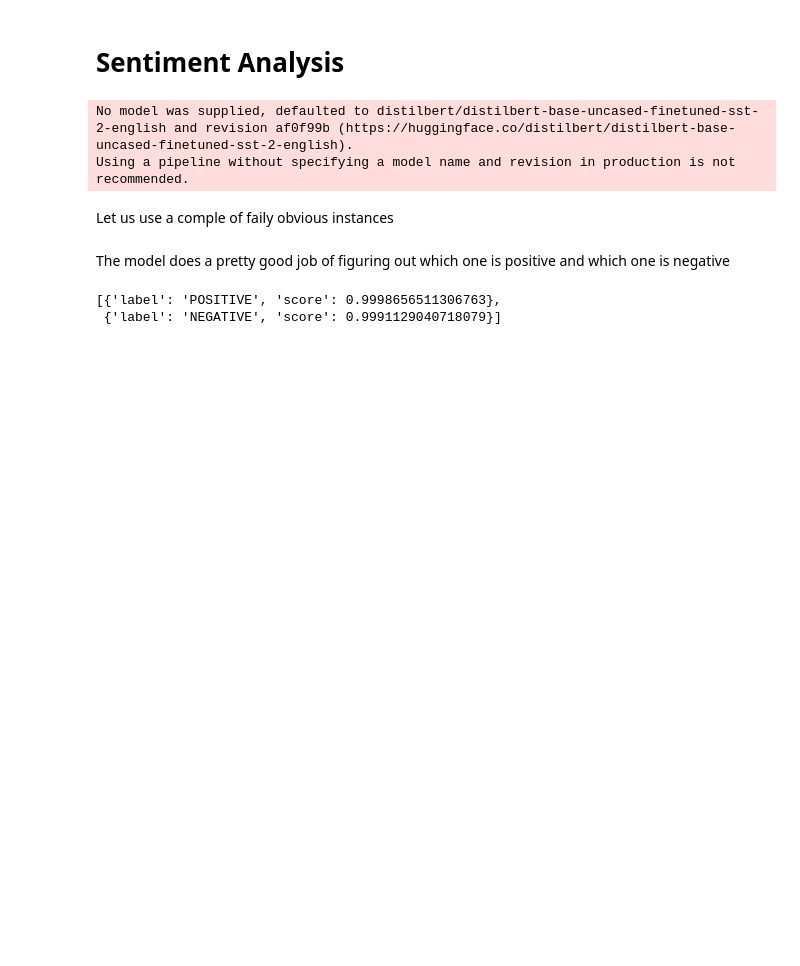
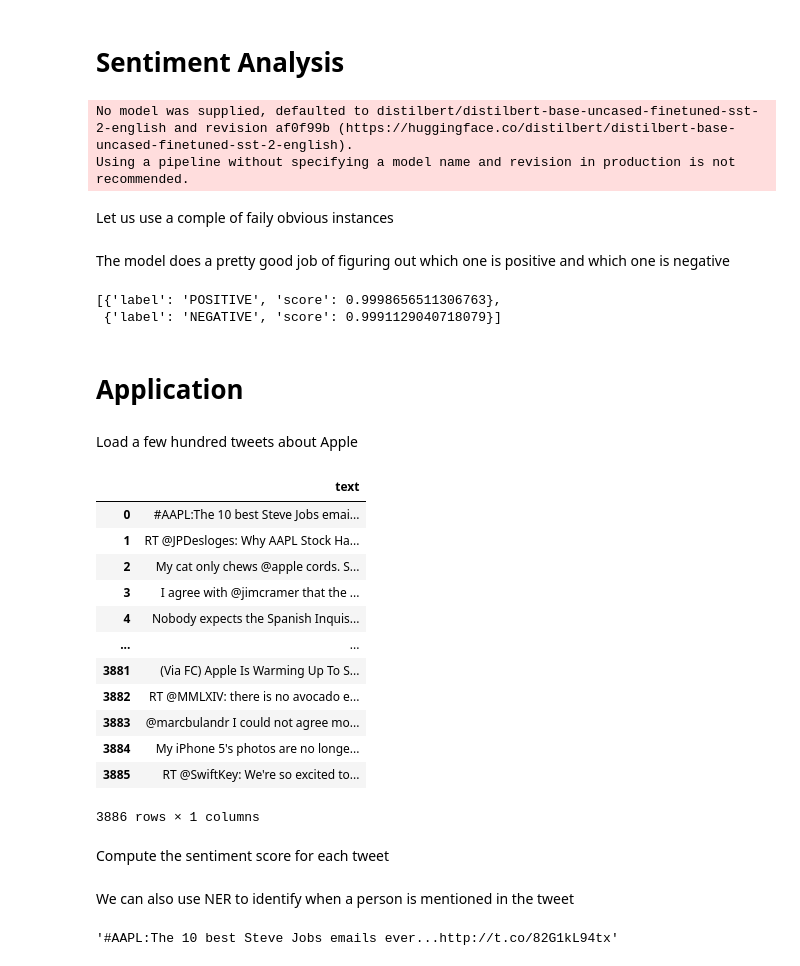
Before and after one commit to DataForScience/LLM4DS, a Jupyter notebook: 3. NLP with HuggingFace.ipynb, the cells around one changed output. Cells and saved outputs as stored; diff of their text form; code cells hidden in the pictures; blank space fills up the shorter version.

Commit message:
add application

```diff
--- a/3. NLP with HuggingFace.ipynb
+++ b/3. NLP with HuggingFace.ipynb
@@ -213,3 +213,27 @@ sentiment_pipeline(instances)
 # %% [output]
 [{'label': 'POSITIVE', 'score': 0.9998656511306763},
  {'label': 'NEGATIVE', 'score': 0.9991129040718079}]
+# %% [markdown]
+# Application
+# %% [markdown]
+Load a few hundred tweets about Apple
+# %%
+data = pd.read_csv('data/Apple-Twitter-Sentiment-DFE.csv', usecols=['text'])
+# %%
+data
+# %% [output]
+|  | text |
+| 0 | #AAPL:The 10 best Steve Jobs emai... |
+| 1 | RT @JPDesloges: Why AAPL Stock Ha... |
+| 2 | My cat only chews @apple cords. S... |
+| 3 | I agree with @jimcramer that the ... |
+| 4 | Nobody expects the Spanish Inquis... |
+| ... | ... |
+| 3881 | (Via FC) Apple Is Warming Up To S... |
+| 3882 | RT @MMLXIV: there is no avocado e... |
+| 3883 | @marcbulandr I could not agree mo... |
+| 3884 | My iPhone 5's photos are no longe... |
+| 3885 | RT @SwiftKey: We're so excited to... |
+3886 rows × 1 columns
+# %% [markdown]
+Compute the sentiment score for each tweet
@@ -215,0 +244,6 @@ sentiment_pipeline(instances)
+# %% [markdown]
+We can also use NER to identify when a person is mentioned in the tweet
+# %%
+data['text'].iloc[0]
+# %% [output]
+'#AAPL:The 10 best Steve Jobs emails ever...http://t.co/82G1kL94tx'
```
Also changed, not shown: parts of 21 cells of this notebook.
